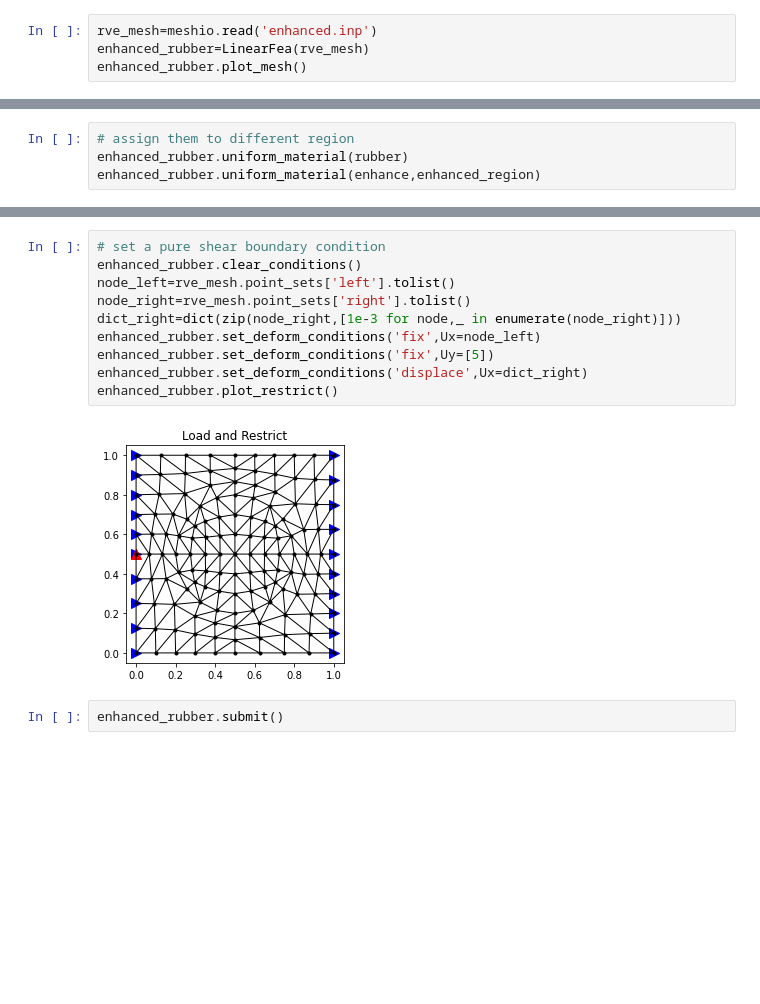
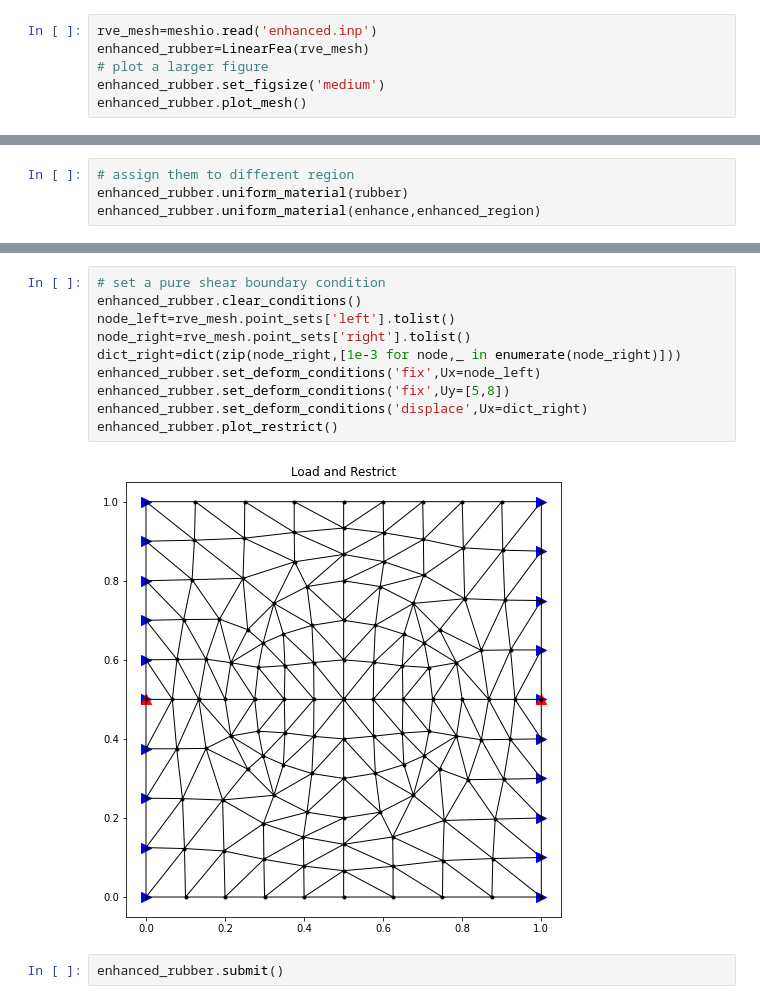
Before and after one commit to MuTong320/NaiveFea, a Jupyter notebook: example.ipynb, the cells around one changed output, grey strips where cells are left out. Saved outputs shown, nothing was run; the diff lists cells and outputs as text; blank space fills up the shorter version.

```diff
--- a/example.ipynb
+++ b/example.ipynb
@@ -160,5 +160,7 @@ fea.plot('stress','my_Mises')
 # %%
 rve_mesh=meshio.read('enhanced.inp')
 enhanced_rubber=LinearFea(rve_mesh)
+# plot a larger figure
+enhanced_rubber.set_figsize('medium')
 enhanced_rubber.plot_mesh()
 # %% [output]
@@ -185,15 +187,15 @@ enhanced_rubber.plot_material()
 # %%
 # set a pure shear boundary condition
 enhanced_rubber.clear_conditions()
 node_left=rve_mesh.point_sets['left'].tolist()
 node_right=rve_mesh.point_sets['right'].tolist()
 dict_right=dict(zip(node_right,[1e-3 for node,_ in enumerate(node_right)]))
 enhanced_rubber.set_deform_conditions('fix',Ux=node_left)
-enhanced_rubber.set_deform_conditions('fix',Uy=[5])
+enhanced_rubber.set_deform_conditions('fix',Uy=[5,8])
 enhanced_rubber.set_deform_conditions('displace',Ux=dict_right)
 enhanced_rubber.plot_restrict()
 # %% [output]
-[figure, old version]
+[figure, new version]
 # %%
 enhanced_rubber.submit()
 # %%
```
Also changed, not shown: parts of 11 cells of this notebook, 14 other files.
